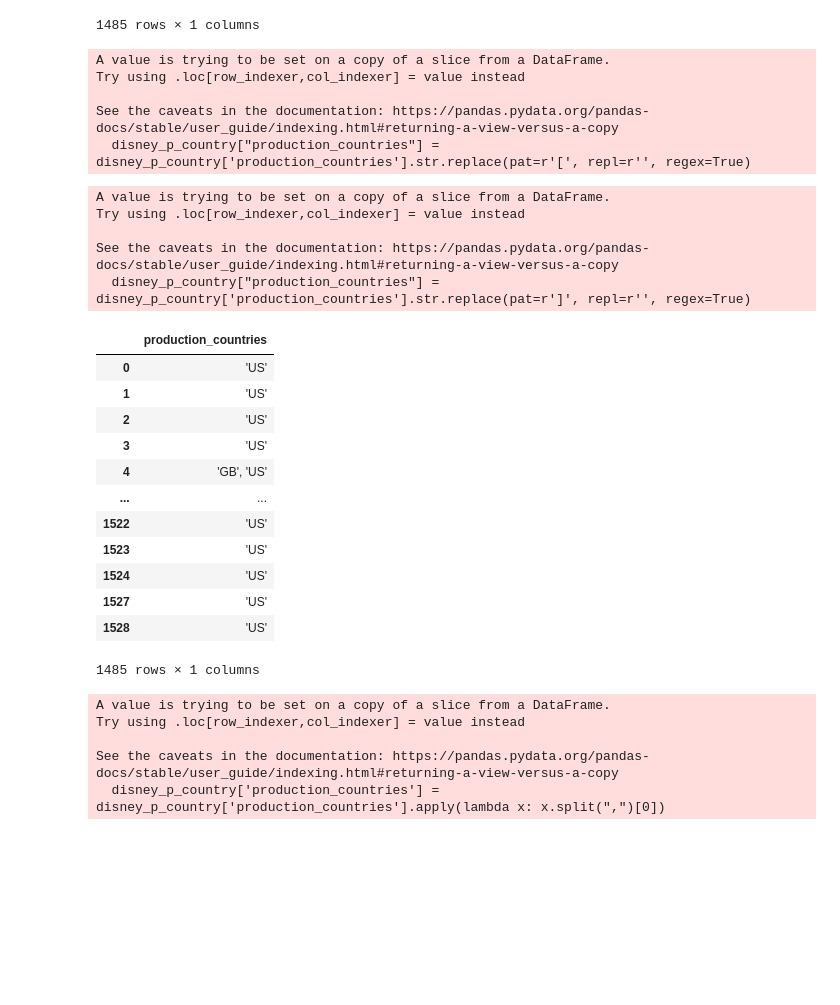
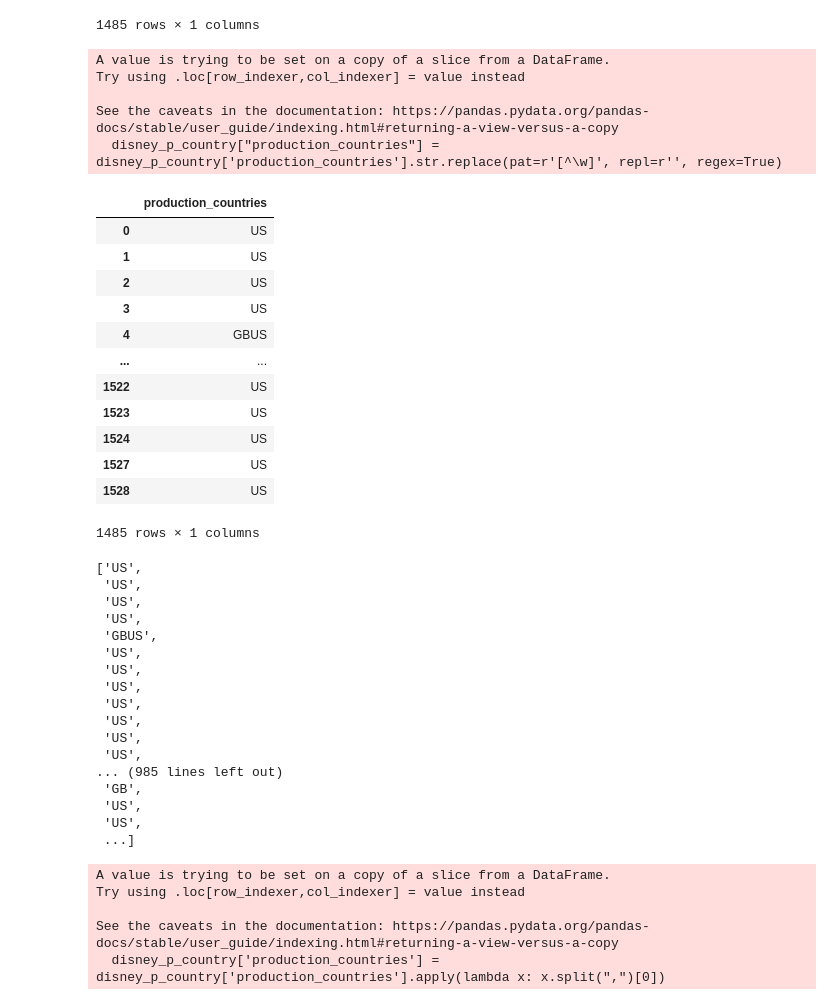
Before and after one commit to soy53/Datathon_ott, a Jupyter notebook: Disney_1st.ipynb, the cells around one changed output. Cells and saved outputs as stored; diff of their text form; code cells hidden in the pictures; blank space fills up the shorter version.

```diff
--- a/Disney_1st.ipynb
+++ b/Disney_1st.ipynb
@@ -921,35 +970,48 @@ See the caveats in the documentation: https://pandas.pydata.org/pandas-docs/stab
 | 1528 | ['US'] |
 1485 rows × 1 columns
 # %%
-disney_p_country["production_countries"] = disney_p_country['production_countries'].str.replace(pat=r'[', repl=r'', regex=True)
+disney_p_country["production_countries"] = disney_p_country['production_countries'].str.replace(pat=r'[^\w]', repl=r'', regex=True)
+disney_p_country
 # %% [output]
 A value is trying to be set on a copy of a slice from a DataFrame.
 Try using .loc[row_indexer,col_indexer] = value instead
 
 See the caveats in the documentation: https://pandas.pydata.org/pandas-docs/stable/user_guide/indexing.html#returning-a-view-versus-a-copy
-  disney_p_country["production_countries"] = disney_p_country['production_countries'].str.replace(pat=r'[', repl=r'', regex=True)
+  disney_p_country["production_countries"] = disney_p_country['production_countries'].str.replace(pat=r'[^\w]', repl=r'', regex=True)
+|  | production_countries |
+| 0 | US |
+| 1 | US |
+| 2 | US |
+| 3 | US |
+| 4 | GBUS |
+| ... | ... |
+| 1522 | US |
+| 1523 | US |
+| 1524 | US |
+| 1527 | US |
+| 1528 | US |
+1485 rows × 1 columns
-# %%
-disney_p_country["production_countries"] = disney_p_country['production_countries'].str.replace(pat=r']', repl=r'', regex=True)
-disney_p_country
-# %% [output]
-A value is trying to be set on a copy of a slice from a DataFrame.
-Try using .loc[row_indexer,col_indexer] = value instead
-
-See the caveats in the documentation: https://pandas.pydata.org/pandas-docs/stable/user_guide/indexing.html#returning-a-view-versus-a-copy
-  disney_p_country["production_countries"] = disney_p_country['production_countries'].str.replace(pat=r']', repl=r'', regex=True)
-|  | production_countries |
-| 0 | 'US' |
-| 1 | 'US' |
-| 2 | 'US' |
-| 3 | 'US' |
-| 4 | 'GB', 'US' |
-| ... | ... |
-| 1522 | 'US' |
-| 1523 | 'US' |
-| 1524 | 'US' |
-| 1527 | 'US' |
-| 1528 | 'US' |
-1485 rows × 1 columns
+# %%
+disney_p_country['production_countries'].to_list()
+list(disney_p_country['production_countries'])
+# %% [output]
+['US',
+ 'US',
+ 'US',
+ 'US',
+ 'GBUS',
+ 'US',
+ 'US',
+ 'US',
+ 'US',
+ 'US',
+ 'US',
+ 'US',
+... (985 lines left out)
+ 'GB',
+ 'US',
+ 'US',
+ ...]
 # %%
 disney_p_country['production_countries'] = disney_p_country['production_countries'].apply(lambda x: x.split(",")[0])
 
```
Also changed, not shown: parts of 46 cells of this notebook.
